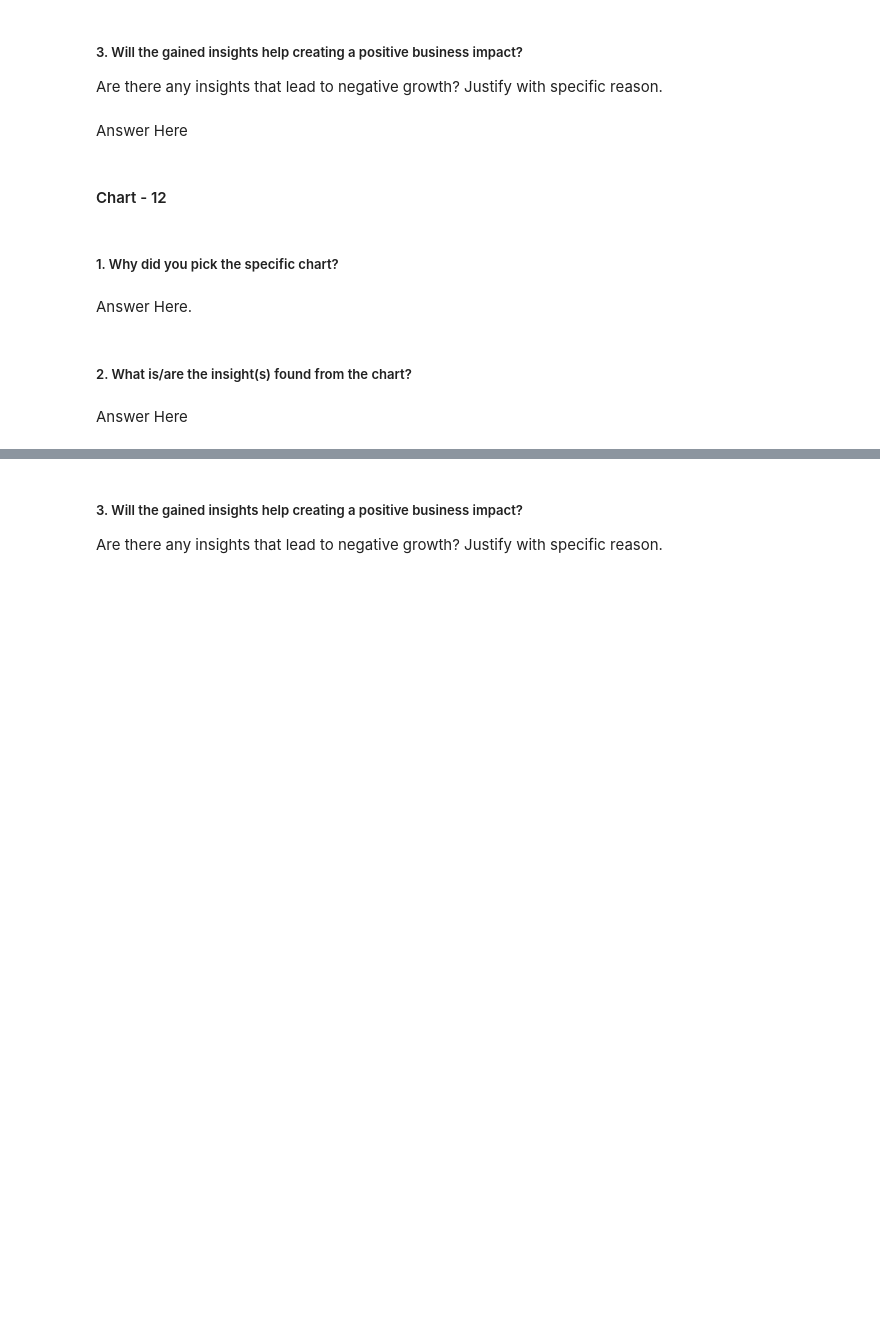
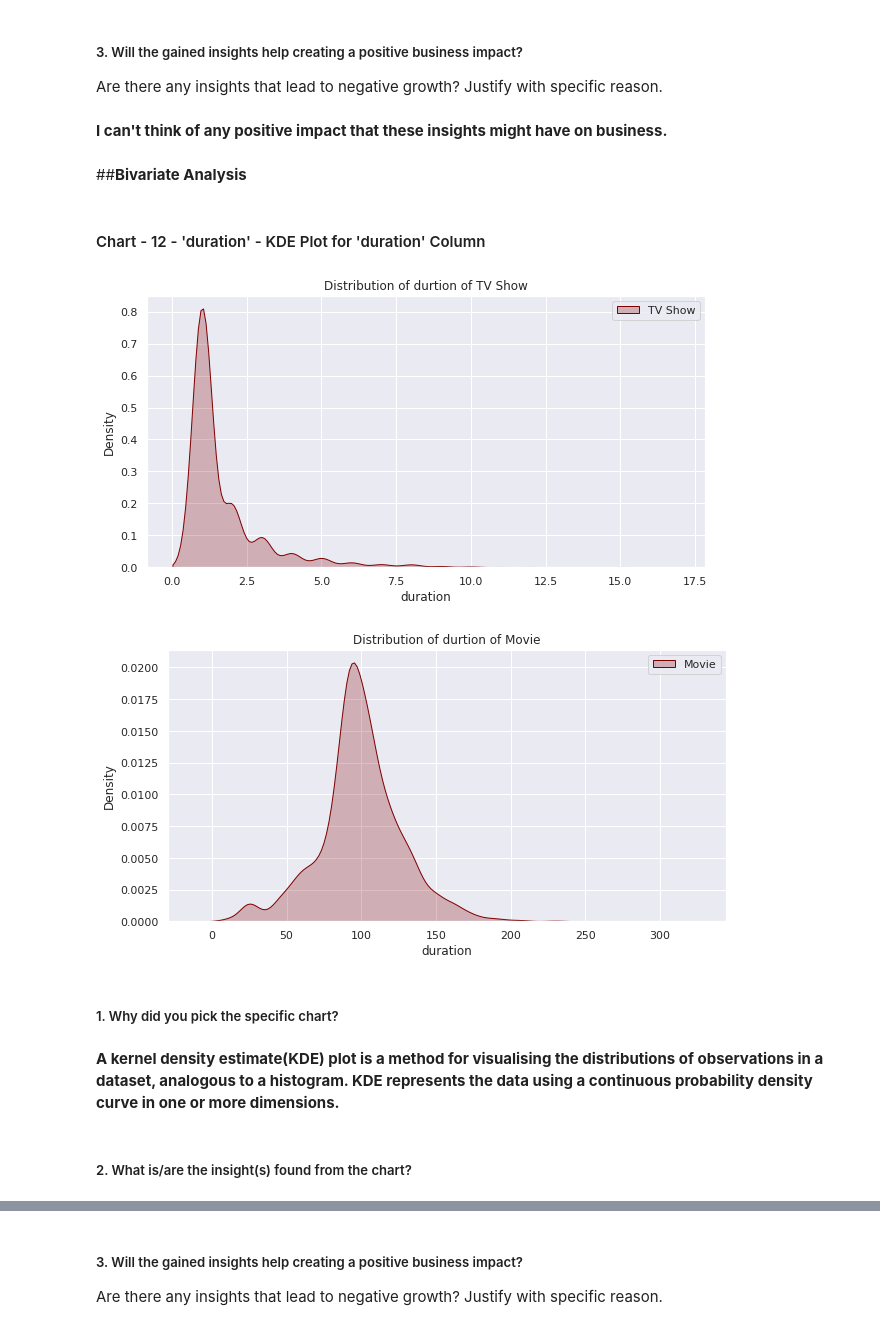
Before and after one commit to iamNirmeshGupta/Netflix-Movies-And-TV-Shows-Clustering, a Jupyter notebook: Netflix_Movies_And_TV_Shows_Clustering_Nirmesh_Gupta_Unsupervised_Capstone_Project.ipynb, the cells around one changed output, grey strips where cells are left out. Cells and saved outputs as stored; diff of their text form; code cells hidden in the pictures; blank space fills up the shorter version.

```diff
--- a/Netflix_Movies_And_TV_Shows_Clustering_Nirmesh_Gupta_Unsupervised_Capstone_Project.ipynb
+++ b/Netflix_Movies_And_TV_Shows_Clustering_Nirmesh_Gupta_Unsupervised_Capstone_Project.ipynb
@@ -964,7 +998,9 @@ Answer Here
 # %% [markdown]
 ##### 3. Will the gained insights help creating a positive business impact?
 Are there any insights that lead to negative growth? Justify with specific reason.
-# %% [markdown]
-Answer Here
+# %% [markdown]
+**I can't think of any positive impact that these insights might have on business.**
+# %% [markdown]
+##**Bivariate Analysis**
 # %% [markdown]
-#### Chart - 12
+#### Chart - 12 - 'duration' - KDE Plot for 'duration' Column
@@ -973,8 +1007,20 @@ Answer Here
+# %%
+# Chart - 12 Plot for duration of Movies and TV Shows
+
+for i in list(df['type'].unique()):
+  plt.figure(figsize=(10, 5))
+  plt.title(f'Distribution of durtion of {i}')
+  sns.kdeplot(df.loc[(df['type'] == i), 'duration'], label = i, shade = True, color = 'maroon')
+  plt.ticklabel_format(style='plain', axis='x')
+  plt.legend()
+
+  plt.show()
+# %% [output]
+[figure, added]
+[figure, added]
 # %% [markdown]
 ##### 1. Why did you pick the specific chart?
-# %% [markdown]
-Answer Here.
+# %% [markdown]
+**A kernel density estimate(KDE) plot is a method for visualising the distributions of observations in a dataset, analogous to a histogram. KDE represents the data using a continuous probability density curve in one or more dimensions.**
 # %% [markdown]
 ##### 2. What is/are the insight(s) found from the chart?
-# %% [markdown]
-Answer Here
```
Also changed, not shown: parts of 51 cells of this notebook.
